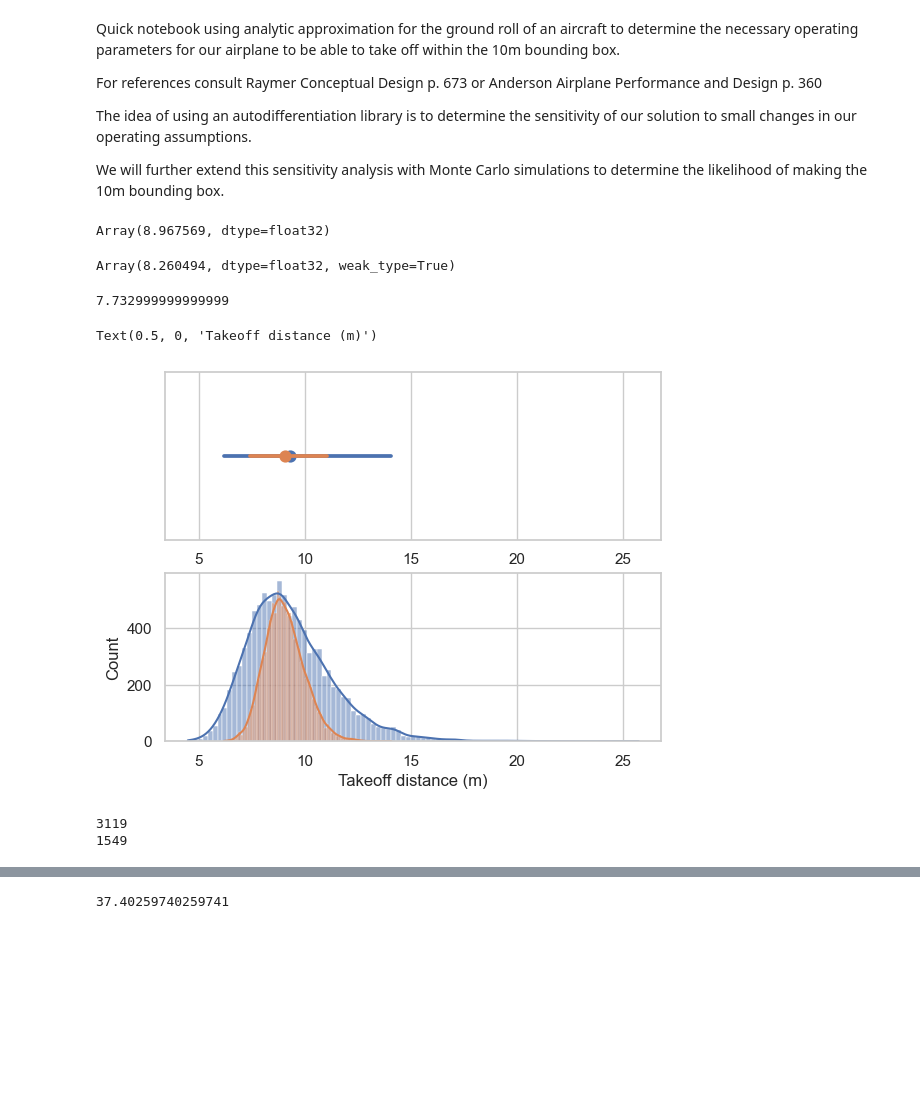
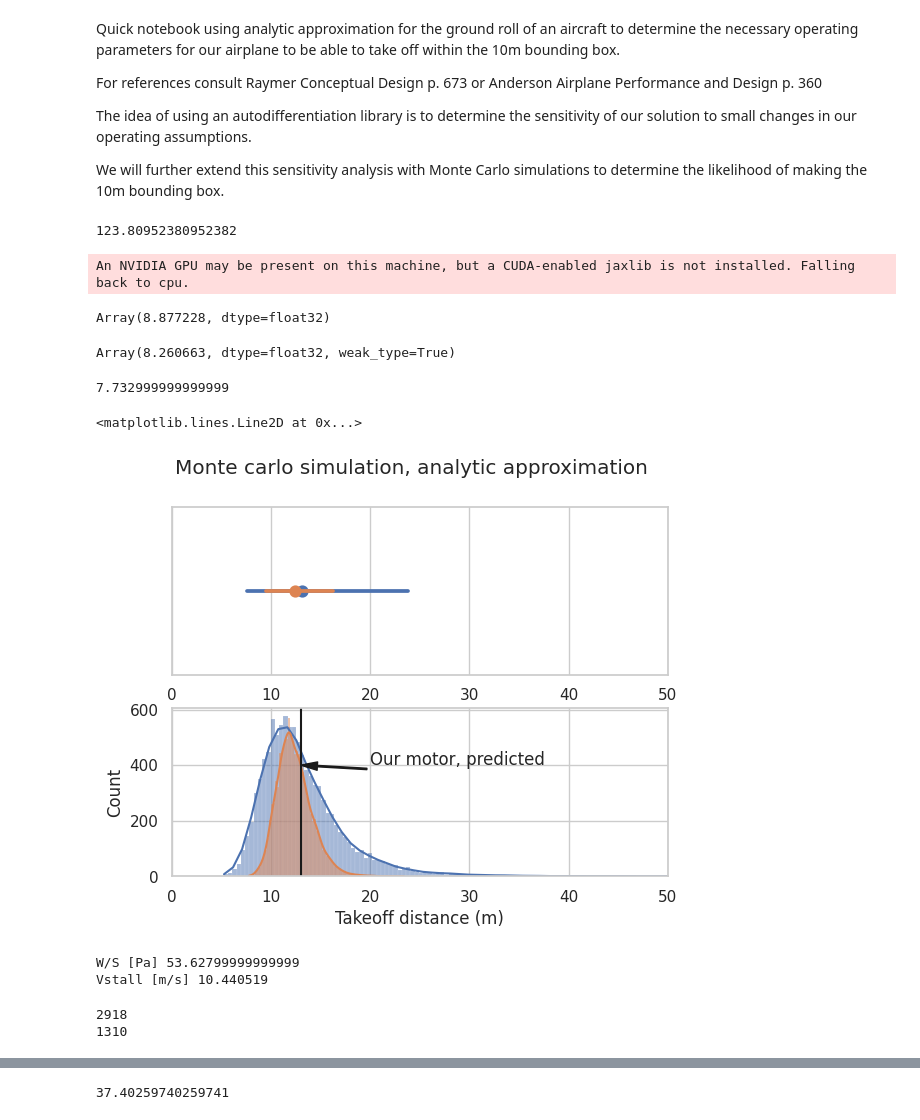
Before and after one commit to jasper-day/rankine, a Jupyter notebook: controls_notebooks/takeoff-calculation.ipynb, the cells around one changed output, grey strips where cells are left out. Drawn from its saved outputs; the diff is of its cells as text; code cells hidden in the pictures; blank space fills up the shorter version.

```diff
--- a/controls_notebooks/takeoff-calculation.ipynb
+++ b/controls_notebooks/takeoff-calculation.ipynb
@@ -59,14 +59,18 @@ def sg_vec(x):
 def Vlo_vec(x):
     CL, cd0, P, m, mur, b, AR, h, e, k = x
     return Vlo(S(b, AR), W(m), CL)
+# %%
+1300 * 0.8 / (0.7 * 12)
+# %% [output]
+123.80952380952382
 # %%
 CL = 0.8
 cd0 = 0.08
 P = 900 * 0.8 * 0.4
 m = 7.7
 mur = 0.08
-b = 3
-AR = 6
+b = 3.5
+AR = 8.167
 h = 0.5
 e = 0.9
 k = 0.01
@@ -78,9 +82,10 @@ CI95 = np.array([0.1, 0.02, 100, 0.5, 0.02, 0.1, 0.1, 0.2, 0.07, 0.008])
 CI95_tight = np.array([0.05, 0.02, 50, 0.25, 0.02, 0.05, 0.1, 0.2, 0.07, 0.008])
 sg_vec(x_P)
 # %% [output]
-Array(8.967569, dtype=float32)
+An NVIDIA GPU may be present on this machine, but a CUDA-enabled jaxlib is not installed. Falling back to cpu.
+Array(8.877228, dtype=float32)
 # %%
 Vlo(S(b, AR), W(m), 1.2)
 # %% [output]
-Array(8.260494, dtype=float32, weak_type=True)
+Array(8.260663, dtype=float32, weak_type=True)
 # %%
@@ -90,39 +96,56 @@ Array(8.260494, dtype=float32, weak_type=True)
 # %%
 (0.214 + 0.144 + 0.054 )*2 + 0.251 + 0.144 + 0.054
 
 # Monte Carlo simulations with the CI95
 
 # we do this because randomness isn't pure
 key = random.key(0)
 
 def random_vector(key, x, CI95, n_samples):
     shape = (n_samples, len(x))
     std_dev = CI95 / 1.96
     return (std_dev * random.normal(key, shape=shape) + x).T
 
-X = random_vector(key, x_P, CI95, 10000)
+X = random_vector(key, x, CI95, 10000)
 key, subkey = random.split(key)
-X_tight = random_vector(subkey, x_P, CI95_tight, 10000)
+X_tight = random_vector(subkey, x, CI95_tight, 10000)
 
 monte_carlo = sg_vec(X)
 monte_carlo_tight = sg_vec(X_tight)
 
 sns.set_theme(style="whitegrid")
 
 ax0 = plt.subplot(211)
 sns.pointplot(x=monte_carlo, errorbar=("pi", 95), ax=ax0)
 sns.pointplot(x=monte_carlo_tight, errorbar=("pi", 95), ax=ax0)
 ax1 = plt.subplot(212, sharex=ax0)
 sns.histplot(x=monte_carlo, kde=True, ax=ax1)
 sns.histplot(x=monte_carlo_tight, kde=True, ax=ax1)
 plt.xlabel("Takeoff distance (m)")
+plt.xlim(0, 50)
+plt.gcf().suptitle("Monte carlo simulation, analytic approximation")
+arrowprops = dict(
+    color="k",
+    width=1,
+    headwidth=6
+)
+plt.annotate("Our motor, predicted", xy=(13,400), xytext=(20,400), arrowprops=arrowprops)
+plt.axvline(13, color="k")
 # %% [output]
-Text(0.5, 0, 'Takeoff distance (m)')
+<matplotlib.lines.Line2D at 0x...>
-[figure, old version]
+[figure, new version]
+# %%
+# calculate W/S
+print("W/S [Pa]", 8.2 * 9.81 / 1.5)
+# calculate Vstall
+print("Vstall [m/s]", Vlo_vec(x_P))
+# %% [output]
+W/S [Pa] 53.62799999999999
+Vstall [m/s] 10.440519
 # %%
 print(len(monte_carlo[monte_carlo > 10]))
 print(len(monte_carlo_tight[monte_carlo_tight > 10]))
 # %% [output]
-3119
-1549
+2918
+1310
 # %%
```
Also changed, not shown: parts of 6 cells of this notebook, 7 other files.
